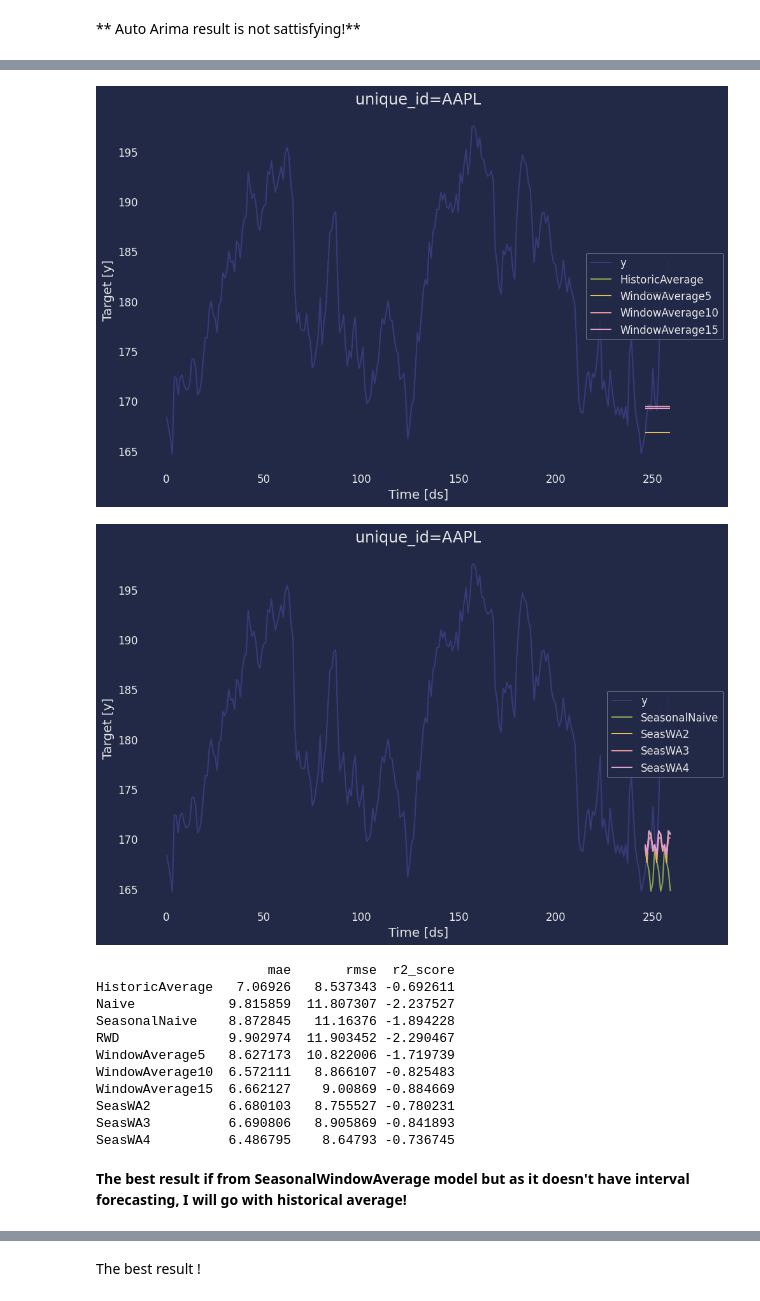
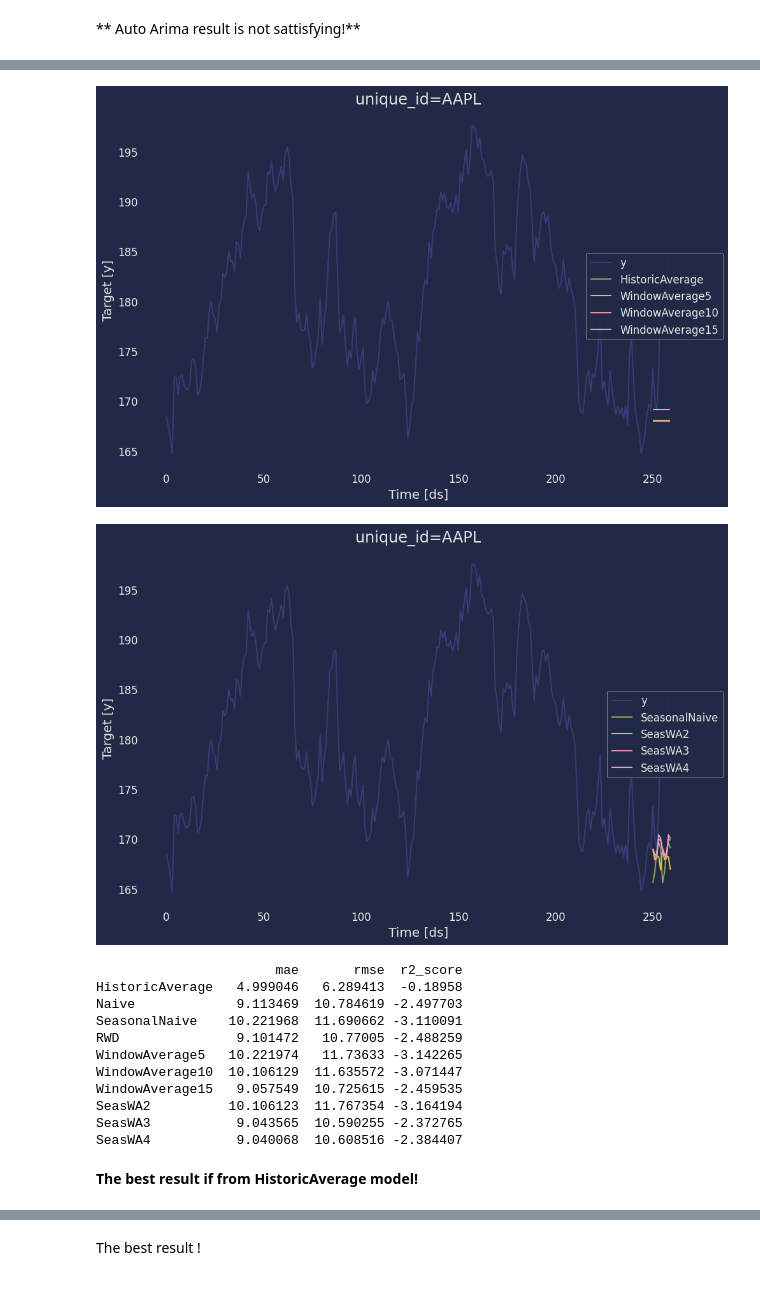
Before and after one commit to mohammadsanaee/Timeseries-Forecasting, a Jupyter notebook: Mohammad_Market_data_from_Apple!_Finance's_API.ipynb, the cells around one changed output, grey strips where cells are left out. Cells and saved outputs as stored; diff of their text form; code cells hidden in the pictures.

```diff
--- a/Mohammad_Market_data_from_Apple!_Finance's_API.ipynb
+++ b/Mohammad_Market_data_from_Apple!_Finance's_API.ipynb
@@ -144,6 +145,6 @@ a.plot();
 # %%
-Y_train_df = df[df.ds<=245]
-Y_test_df = df[df.ds>245]
+Y_train_df = df[df.ds<=249]
+Y_test_df = df[df.ds>249]
 # %%
 Y_train_df.shape, Y_test_df.shape
 # %% [output]
@@ -530,6 +391,6 @@ sf = StatsForecast(
 )
 
 sf.fit(Y_train_df)
-forecast_df_basic = sf.predict(h=28)
-forecast_df_basic_test =forecast_df_basic[:14]
-forecast_df_basic_future =forecast_df_basic[14:]
+forecast_df_basic = sf.predict(h=10)
+# forecast_df_basic_test =forecast_df_basic[:14]
+# forecast_df_basic_future =forecast_df_basic[14:]
@@ -579,17 +404,17 @@ f
 # %%
-f = sf.plot(df, forecast_df_basic_test, models=['HistoricAverage', 'WindowAverage5', 'WindowAverage10', 'WindowAverage15'])
+f = sf.plot(df, forecast_df_basic, models=['HistoricAverage', 'WindowAverage5', 'WindowAverage10', 'WindowAverage15'])
 f.set_figwidth(10)
 f.set_figheight(7)
 f
 # %% [output]
-[figure, old version]
+[figure, new version]
 # %%
-f = sf.plot(df, forecast_df_basic_test, models=['SeasonalNaive', 'SeasWA2', 'SeasWA3', 'SeasWA4'])
+f = sf.plot(df, forecast_df_basic, models=['SeasonalNaive', 'SeasWA2', 'SeasWA3', 'SeasWA4'])
 f.set_figwidth(10)
 f.set_figheight(7)
 f
 # %% [output]
-[figure, old version]
+[figure, new version]
 # %%
 
 from sklearn.metrics import mean_absolute_error, mean_squared_error, r2_score
@@ -599,30 +424,30 @@ y_true = Y_test_df['y']
 
 y_train = Y_train_df['y'].values
 
-models = forecast_df_basic_test.columns[2:]
+models = forecast_df_basic.columns[2:]
 results = pd.DataFrame(index=models, columns=['mae','rmse', 'r2_score'])
 
 for model in models:
-    y_pred = forecast_df_basic_test[model]
+    y_pred = forecast_df_basic[model]
     results.loc[model, 'mae'] = mean_absolute_error(y_true, y_pred)
     results.loc[model, 'rmse'] = np.sqrt(mean_squared_error(y_true, y_pred))
     results.loc[model, 'r2_score'] = r2_score(y_true, y_pred)
 
 print(results)
 # %% [output]
-                      mae       rmse  r2_score
-HistoricAverage   7.06926   8.537343 -0.692611
-Naive            9.815859  11.807307 -2.237527
-SeasonalNaive    8.872845   11.16376 -1.894228
-RWD              9.902974  11.903452 -2.290467
-WindowAverage5   8.627173  10.822006 -1.719739
-WindowAverage10  6.572111   8.866107 -0.825483
-WindowAverage15  6.662127    9.00869 -0.884669
-SeasWA2          6.680103   8.755527 -0.780231
-SeasWA3          6.690806   8.905869 -0.841893
-SeasWA4          6.486795    8.64793 -0.736745
+                       mae       rmse  r2_score
+HistoricAverage   4.999046   6.289413  -0.18958
+Naive             9.113469  10.784619 -2.497703
+SeasonalNaive    10.221968  11.690662 -3.110091
+RWD               9.101472   10.77005 -2.488259
+WindowAverage5   10.221974   11.73633 -3.142265
+WindowAverage10  10.106129  11.635572 -3.071447
+WindowAverage15   9.057549  10.725615 -2.459535
+SeasWA2          10.106123  11.767354 -3.164194
+SeasWA3           9.043565  10.590255 -2.372765
+SeasWA4           9.040068  10.608516 -2.384407
 # %% [markdown]
-**The best result if from SeasonalWindowAverage model but as it doesn't have interval forecasting, I will go with historical average!**
+**The best result if from HistoricAverage model!**
 # %%
 sfh = StatsForecast( models=[HistoricAverage()], freq=1)
 
```
Also changed, not shown: parts of 40 cells of this notebook.
